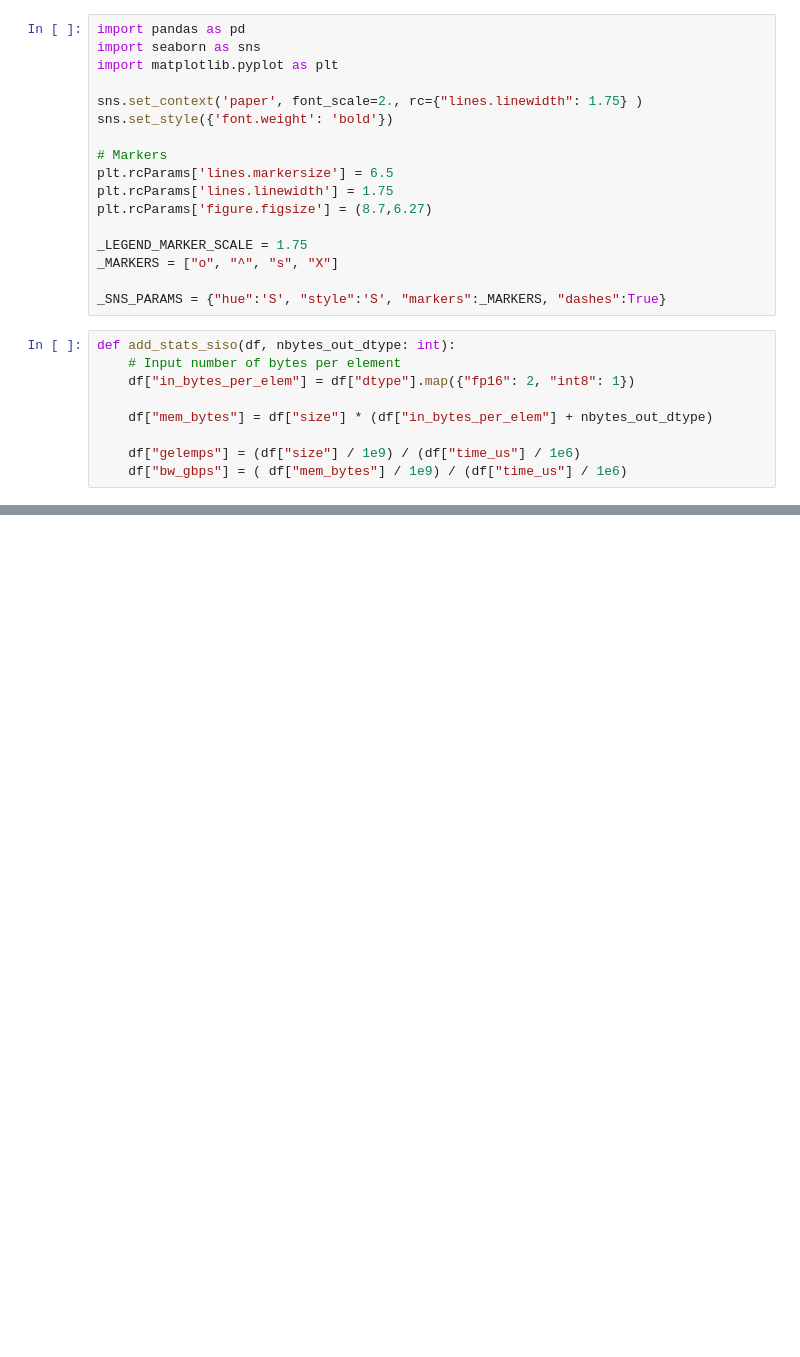
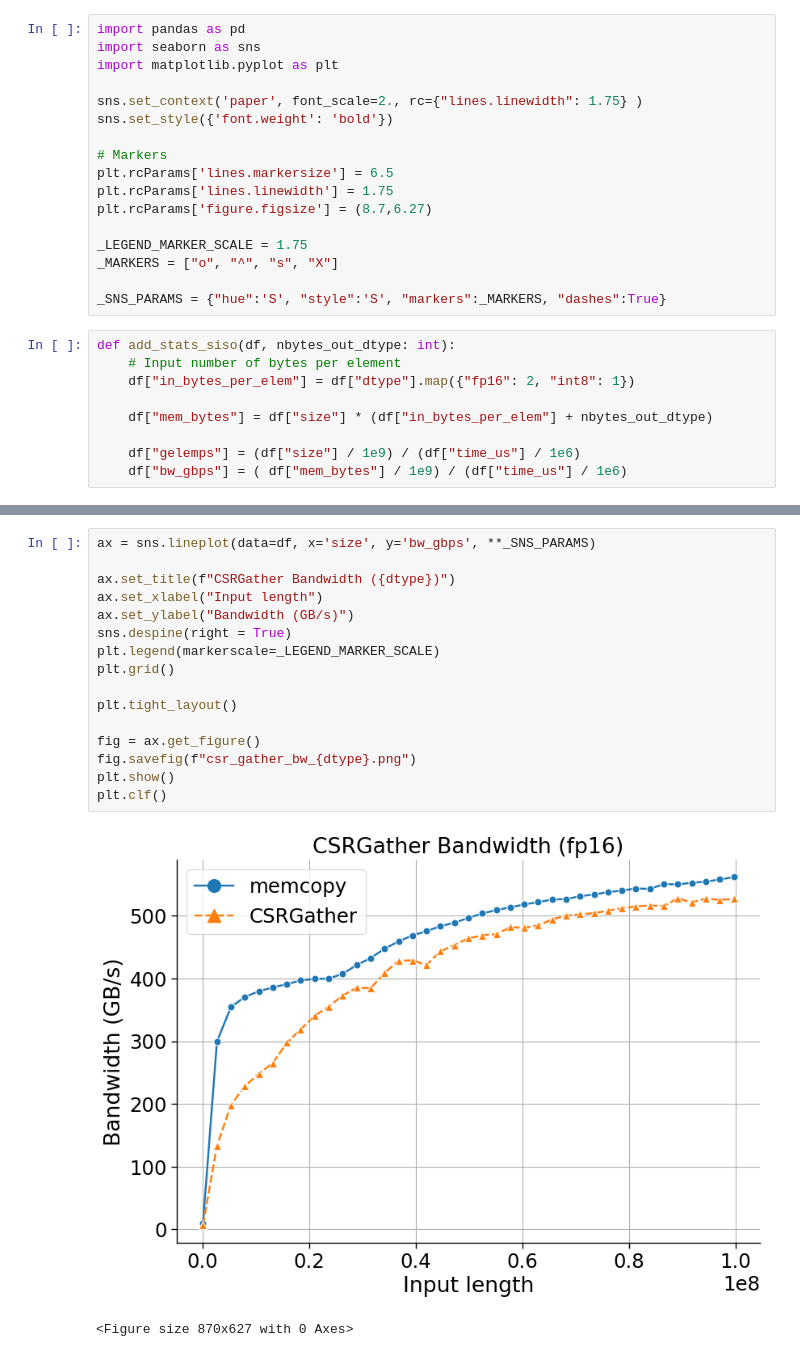
Before and after one commit to huawei-csl/pytorch-tcuscan, a Jupyter notebook: nbs/paper-plots/plt_csr_gather.ipynb, the cells around one changed output, grey strips where cells are left out. Saved outputs shown, nothing was run; the diff lists cells and outputs as text; blank space fills up the shorter version.

Commit message:
Resolve "Further cleanups on csr-gather"

```diff
--- a/nbs/paper-plots/plt_csr_gather.ipynb
+++ b/nbs/paper-plots/plt_csr_gather.ipynb
@@ -56,0 +58,19 @@ plt.show()
+# %%
+ax = sns.lineplot(data=df, x='size', y='bw_gbps', **_SNS_PARAMS)
+
+ax.set_title(f"CSRGather Bandwidth ({dtype})")
+ax.set_xlabel("Input length")
+ax.set_ylabel("Bandwidth (GB/s)")
+sns.despine(right = True)
+plt.legend(markerscale=_LEGEND_MARKER_SCALE)
+plt.grid()
+
+plt.tight_layout()
+
+fig = ax.get_figure()
+fig.savefig(f"csr_gather_bw_{dtype}.png")
+plt.show()
+plt.clf()
+# %% [output]
+[figure, added]
+<Figure size 870x627 with 0 Axes>
```
Also changed, not shown: parts of 2 cells of this notebook, 3 other files.
